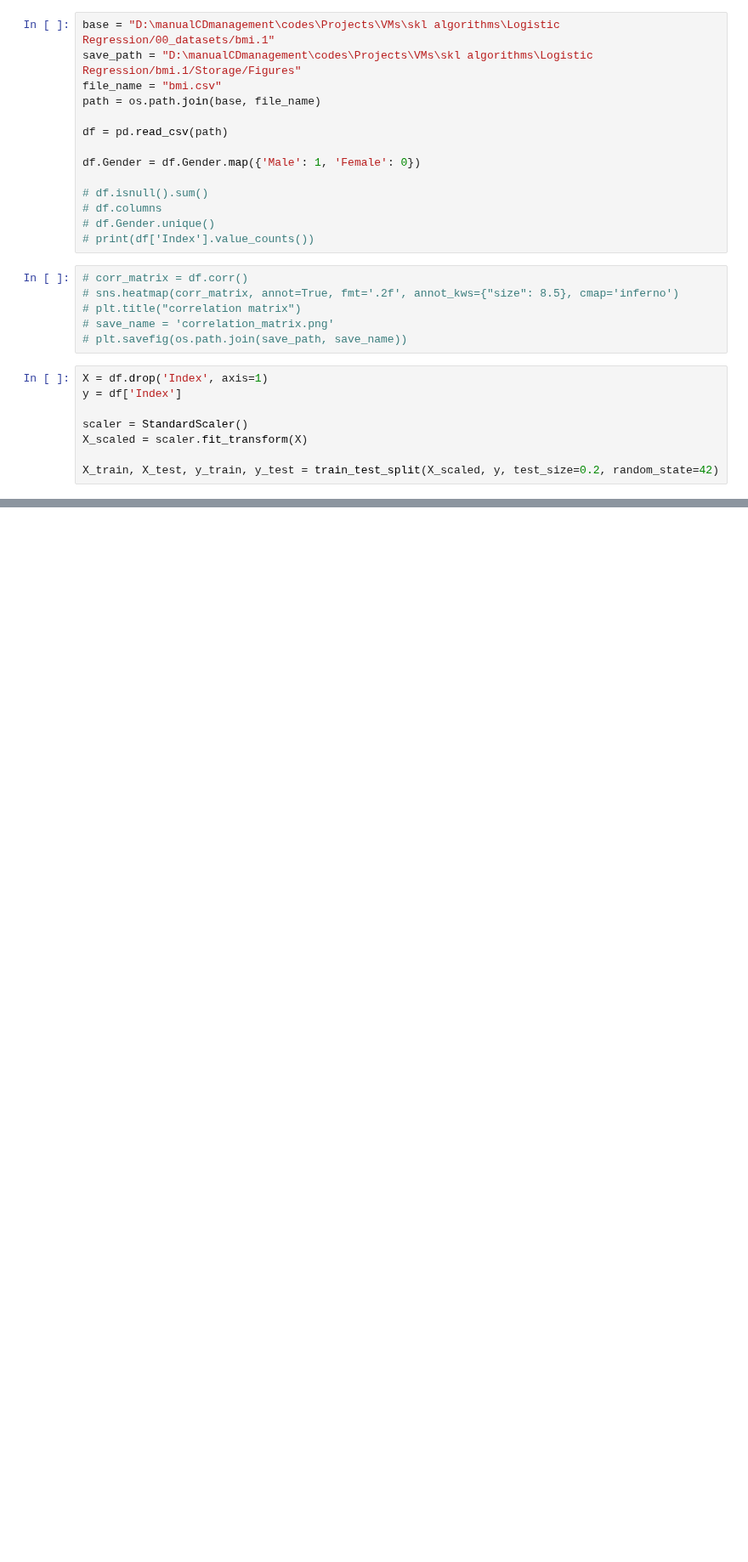
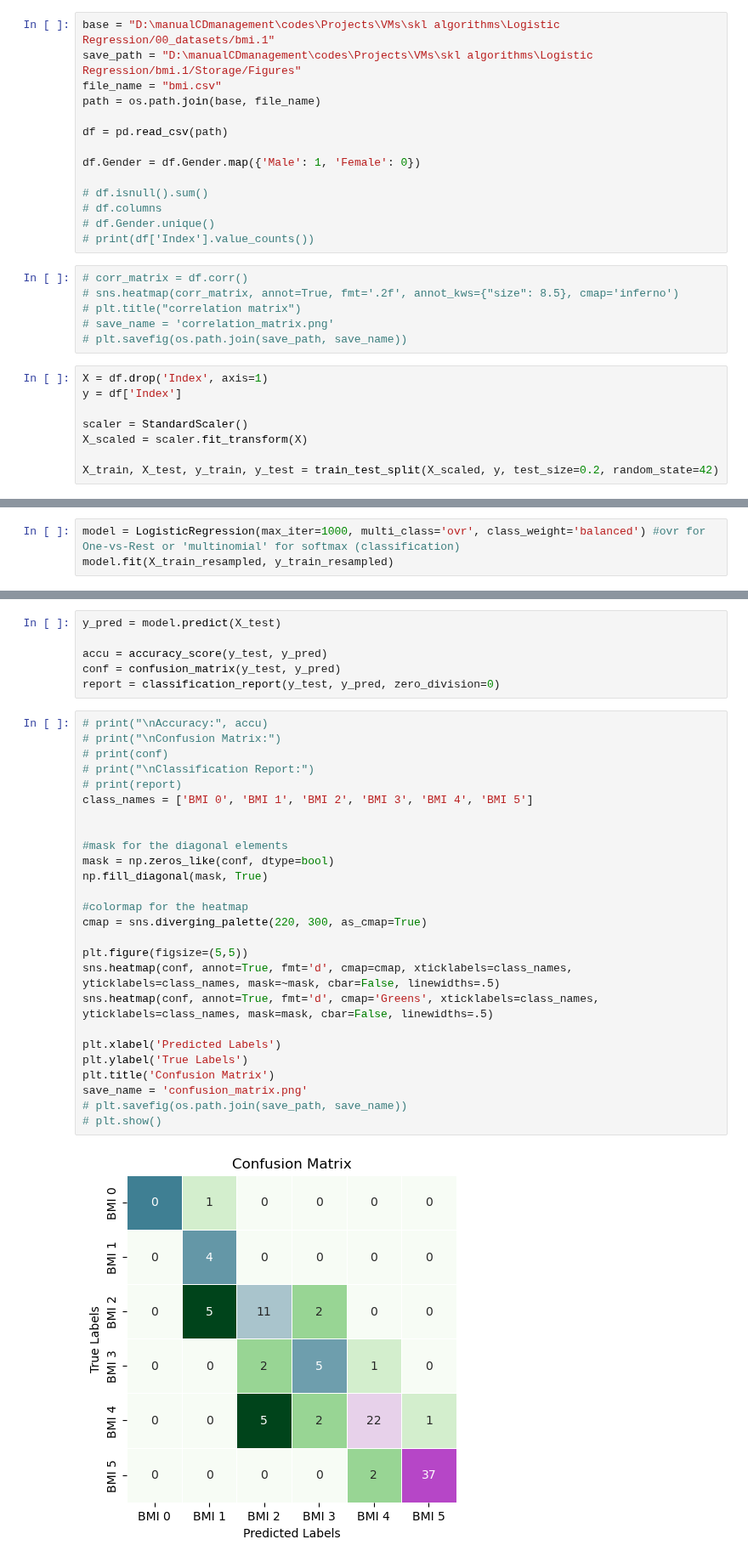
Before and after one commit to padrigon-lynbert/BMI_predictor_classifier.1, a Jupyter notebook: bmi.1.ipynb, the cells around one changed output, grey strips where cells are left out. Shown at 85% size. Cells and saved outputs as stored; diff of their text form; blank space fills up the shorter version.

Commit message:
bmi classifier classification

```diff
--- a/bmi.1.ipynb
+++ b/bmi.1.ipynb
@@ -46,0 +64,3 @@ Class Distribution After SMOTE:
+# %%
+model = LogisticRegression(max_iter=1000, multi_class='ovr', class_weight='balanced') #ovr for One-vs-Rest or 'multinomial' for softmax (classification)
+model.fit(X_train_resampled, y_train_resampled)
@@ -46,0 +69,34 @@ Class Distribution After SMOTE:
+# %%
+y_pred = model.predict(X_test)
+
+accu = accuracy_score(y_test, y_pred)
+conf = confusion_matrix(y_test, y_pred)
+report = classification_report(y_test, y_pred, zero_division=0)
+# %%
+# print("\nAccuracy:", accu)
+# print("\nConfusion Matrix:")
+# print(conf)
+# print("\nClassification Report:")
+# print(report)
+class_names = ['BMI 0', 'BMI 1', 'BMI 2', 'BMI 3', 'BMI 4', 'BMI 5']
+
+
+#mask for the diagonal elements
+mask = np.zeros_like(conf, dtype=bool)
+np.fill_diagonal(mask, True)
+
+#colormap for the heatmap
+cmap = sns.diverging_palette(220, 300, as_cmap=True)
+
+plt.figure(figsize=(5,5))
+sns.heatmap(conf, annot=True, fmt='d', cmap=cmap, xticklabels=class_names, yticklabels=class_names, mask=~mask, cbar=False, linewidths=.5)
+sns.heatmap(conf, annot=True, fmt='d', cmap='Greens', xticklabels=class_names, yticklabels=class_names, mask=mask, cbar=False, linewidths=.5)
+
+plt.xlabel('Predicted Labels')
+plt.ylabel('True Labels')
+plt.title('Confusion Matrix')
+save_name = 'confusion_matrix.png'
+# plt.savefig(os.path.join(save_path, save_name))
+# plt.show()
+# %% [output]
+[figure, added]
```
Also changed, not shown: parts of 4 cells of this notebook, 2 other files.
